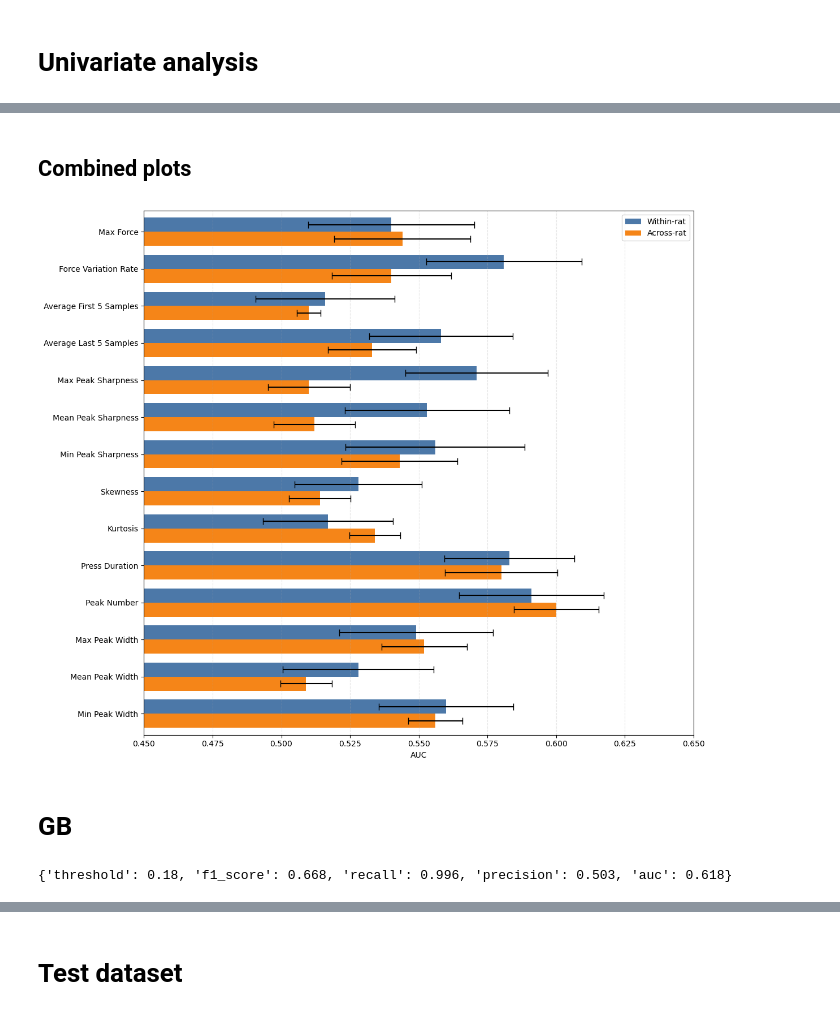
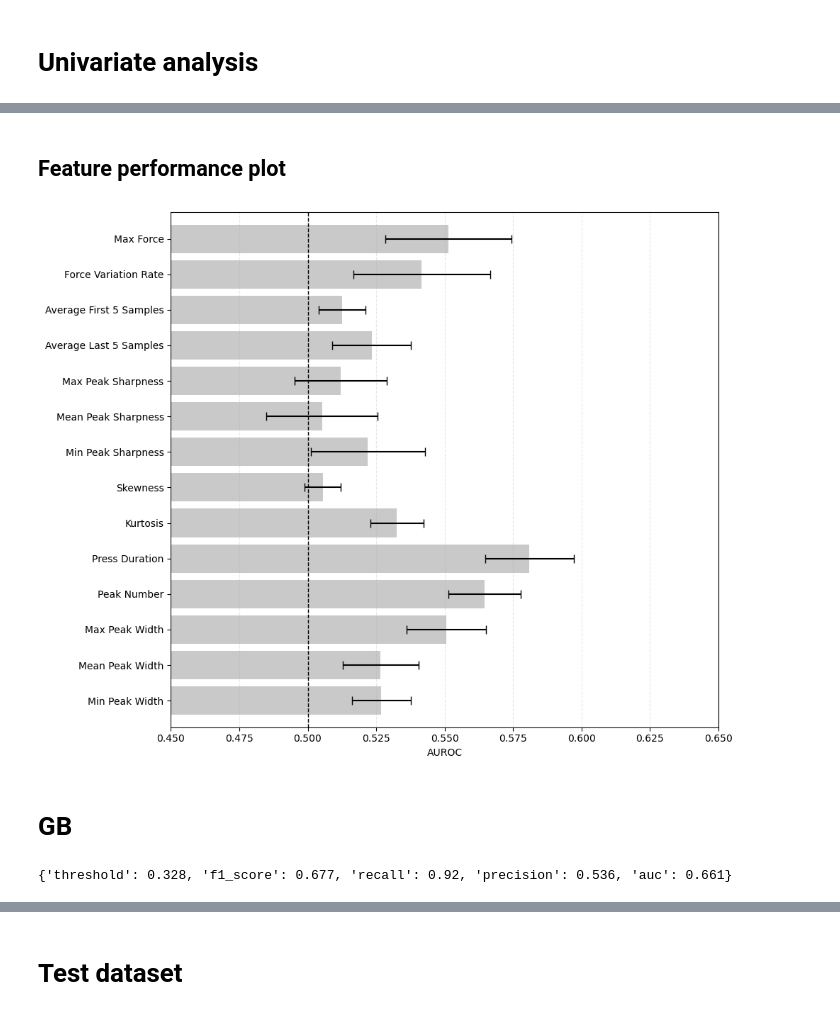
Before and after one commit to Jiefei-Wang/rat-model, a Jupyter notebook: scripts/manuscript/models.ipynb, the cells around one changed output, grey strips where cells are left out. Drawn from its saved outputs; the diff is of its cells as text; code cells hidden in the pictures.

```diff
--- a/scripts/manuscript/models.ipynb
+++ b/scripts/manuscript/models.ipynb
@@ -135,3 +78,0 @@ X_train, X_test, y_train, y_test, sample_weights_train, sample_weights_test = tr
-# %%
-model.fit(X_train, y_train, sample_weight=sample_weights_train)
-y_pred = model.predict_proba(X_test)[:, 1]
@@ -248,20 +168,10 @@ display(df_across_rat_groupkfold_summary)
 # %% [markdown]
-## Combined plots
+## Feature performance plot
 # %%
 import matplotlib.pyplot as plt
 from PIL import Image
 
-within_plot = df_within_rat_auc_summary.copy()
-within_plot['Dataset'] = 'Within-rat'
-within_plot['N'] = within_plot['N_rats']
-
-across_plot = df_across_rat_groupkfold_summary.copy()
-across_plot['Dataset'] = 'Across-rat'
-across_plot['N'] = across_plot['N_folds']
-
-plot_df = pd.concat([within_plot, across_plot], ignore_index=True, sort=False)
-plot_df['CI95'] = 1.96 * (plot_df['AUC_sd'] / np.sqrt(plot_df['N']))
-plot_df['CI95'] = plot_df['CI95'].fillna(0)
+plot_df = df_feature_groupkfold_summary.copy()
 
 feature_order = [
     feature_name_map[f]
@@ -270,70 +180,50 @@ feature_order = [
 ]
 plot_order = feature_order[::-1]
 
-within_vals = (
-    plot_df[plot_df['Dataset'] == 'Within-rat']
-    .set_index('Feature')
-    .reindex(plot_order)
-    .reset_index()
-)
-across_vals = (
-    plot_df[plot_df['Dataset'] == 'Across-rat']
+plot_vals = (
+    plot_df
     .set_index('Feature')
     .reindex(plot_order)
     .reset_index()
 )
 
 y = np.arange(len(plot_order))
-bar_height = 0.38
-across_y = y - bar_height / 2
-within_y = y + bar_height / 2
 
-fig, ax = plt.subplots(figsize=(12, 10))
+fig, ax = plt.subplots(figsize=(10, 8))
 ax.barh(
-    within_y,
-    within_vals['AUC_mean'],
-    bar_height,
-    xerr=within_vals['CI95'],
+    y,
+    plot_vals['AUC_mean'],
+    xerr=plot_vals['CI95'],
     capsize=4,
-    label='Within-rat',
-    color='#4C78A8'
- )
-ax.barh(
-    across_y,
-    across_vals['AUC_mean'],
-    bar_height,
-    xerr=across_vals['CI95'],
-    capsize=4,
-    label='Across-rat',
-    color='#F58518'
- )
+    color='#c9c9c9'
+)
 
 ax.set_yticks(y)
 ax.set_yticklabels(plot_order)
-ax.set_xlabel('AUC')
+ax.set_xlabel('AUROC')
 ax.set_xlim(0.45, 0.65)
-ax.set_ylim(-bar_height * 1.5, len(plot_order) - 1 + bar_height * 1.5)
-ax.legend()
+ax.set_ylim(-0.75, len(plot_order) - 0.25)
+ax.axvline(0.5, linestyle='--', color='black', linewidth=1)
 ax.grid(axis='x', linestyle='--', alpha=0.3)
 plt.tight_layout()
 
 output_path = f"{figure_path}/feature_performance.png"
 plt.savefig(output_path, dpi=300, bbox_inches='tight')
 
 with Image.open(output_path) as img:
     img = img.convert('RGB')
     bottom_pad_px = max(1, int(img.height * 0.08))
     padded_img = Image.new(
         'RGB',
         (img.width, img.height + bottom_pad_px),
         'white'
     )
     padded_img.paste(img, (0, 0))
     padded_img.save(output_path)
 
 plt.show()
 # %% [output]
-[figure, old version]
+[figure, new version]
 # %% [markdown]
 # GB
 # %%
@@ -349,10 +242,9 @@ import xgboost as xgb
 
 gb = xgb.XGBClassifier(
     max_depth=3,
-    min_child_weight=5,
     subsample=0.9,
-    colsample_bytree=1,
-    reg_lambda=3,
+    colsample_bytree=0.6,
+    reg_lambda=10,
     tree_method="hist",
     random_state=42
 )
@@ -365,7 +257,7 @@ df_ML_test["gb_prob"] = y_pred
 GB_metrics = calc_metrics(y_test, y_pred, sample_weight=sample_weights_test)
 print(GB_metrics)
 # %% [output]
-{'threshold': 0.18, 'f1_score': 0.668, 'recall': 0.996, 'precision': 0.503, 'auc': 0.618}
+{'threshold': 0.328, 'f1_score': 0.677, 'recall': 0.92, 'precision': 0.536, 'auc': 0.661}
 # %%
 # Will not be used in the manuscript
 # feature importance
```
Also changed, not shown: parts of 22 cells of this notebook, 5 other files.
